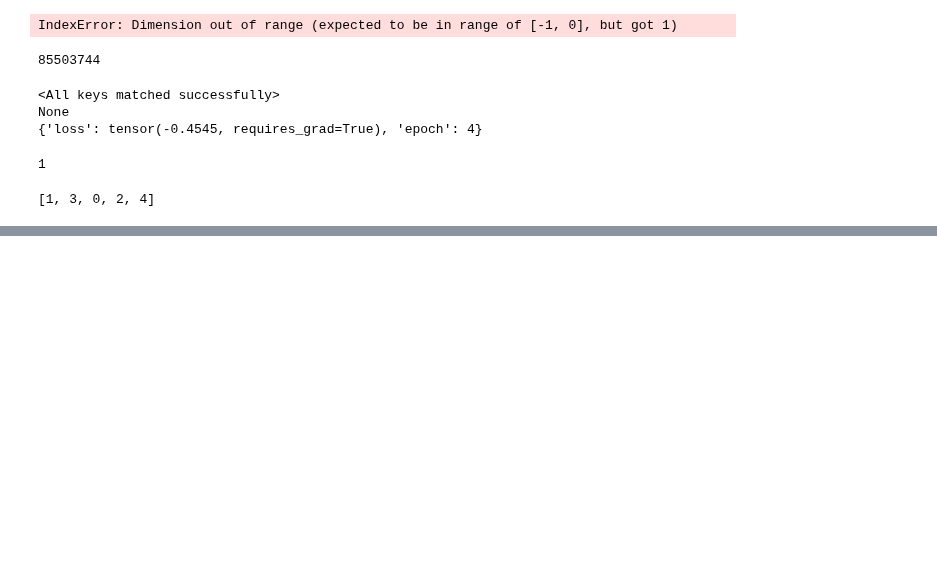
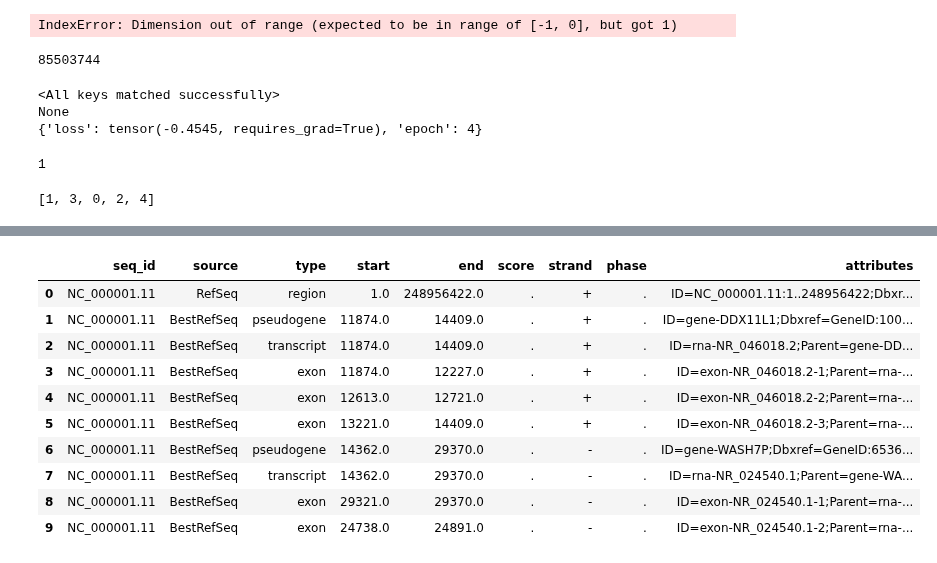
Before and after one commit to anwari32/sequence-processing, a Jupyter notebook: notebook.ipynb, the cells around one changed output, grey strips where cells are left out. Drawn from its saved outputs; the diff is of its cells as text; code cells hidden in the pictures; blank space fills up the shorter version.

```diff
--- a/notebook.ipynb
+++ b/notebook.ipynb
@@ -122,0 +143,19 @@ tokenizer.all_special_ids
+# %%
+import pandas as pd
+import os
+
+gene_annotation = os.path.join("data", "human", "ncbi-genomes-2022-07-21", "GCF_000001405.39_GRCh38.p13_genomic.gff", "GCF_000001405.39_GRCh38.p13_genomic.with-header.gff")
+df = pd.read_csv(gene_annotation, sep='\t')
+df.head(10)
+# %% [output]
+|  | seq_id | source | type | start | end | score | strand | phase | attributes |
+| 0 | NC_000001.11 | RefSeq | region | 1.0 | 248956422.0 | . | + | . | ID=NC_000001.11:1..248956422;Dbxr... |
+| 1 | NC_000001.11 | BestRefSeq | pseudogene | 11874.0 | 14409.0 | . | + | . | ID=gene-DDX11L1;Dbxref=GeneID:100... |
+| 2 | NC_000001.11 | BestRefSeq | transcript | 11874.0 | 14409.0 | . | + | . | ID=rna-NR_046018.2;Parent=gene-DD... |
+| 3 | NC_000001.11 | BestRefSeq | exon | 11874.0 | 12227.0 | . | + | . | ID=exon-NR_046018.2-1;Parent=rna-... |
+| 4 | NC_000001.11 | BestRefSeq | exon | 12613.0 | 12721.0 | . | + | . | ID=exon-NR_046018.2-2;Parent=rna-... |
+| 5 | NC_000001.11 | BestRefSeq | exon | 13221.0 | 14409.0 | . | + | . | ID=exon-NR_046018.2-3;Parent=rna-... |
+| 6 | NC_000001.11 | BestRefSeq | pseudogene | 14362.0 | 29370.0 | . | - | . | ID=gene-WASH7P;Dbxref=GeneID:6536... |
+| 7 | NC_000001.11 | BestRefSeq | transcript | 14362.0 | 29370.0 | . | - | . | ID=rna-NR_024540.1;Parent=gene-WA... |
+| 8 | NC_000001.11 | BestRefSeq | exon | 29321.0 | 29370.0 | . | - | . | ID=exon-NR_024540.1-1;Parent=rna-... |
+| 9 | NC_000001.11 | BestRefSeq | exon | 24738.0 | 24891.0 | . | - | . | ID=exon-NR_024540.1-2;Parent=rna-... |
```
Also changed, not shown: parts of 2 cells of this notebook, 6 other files.
